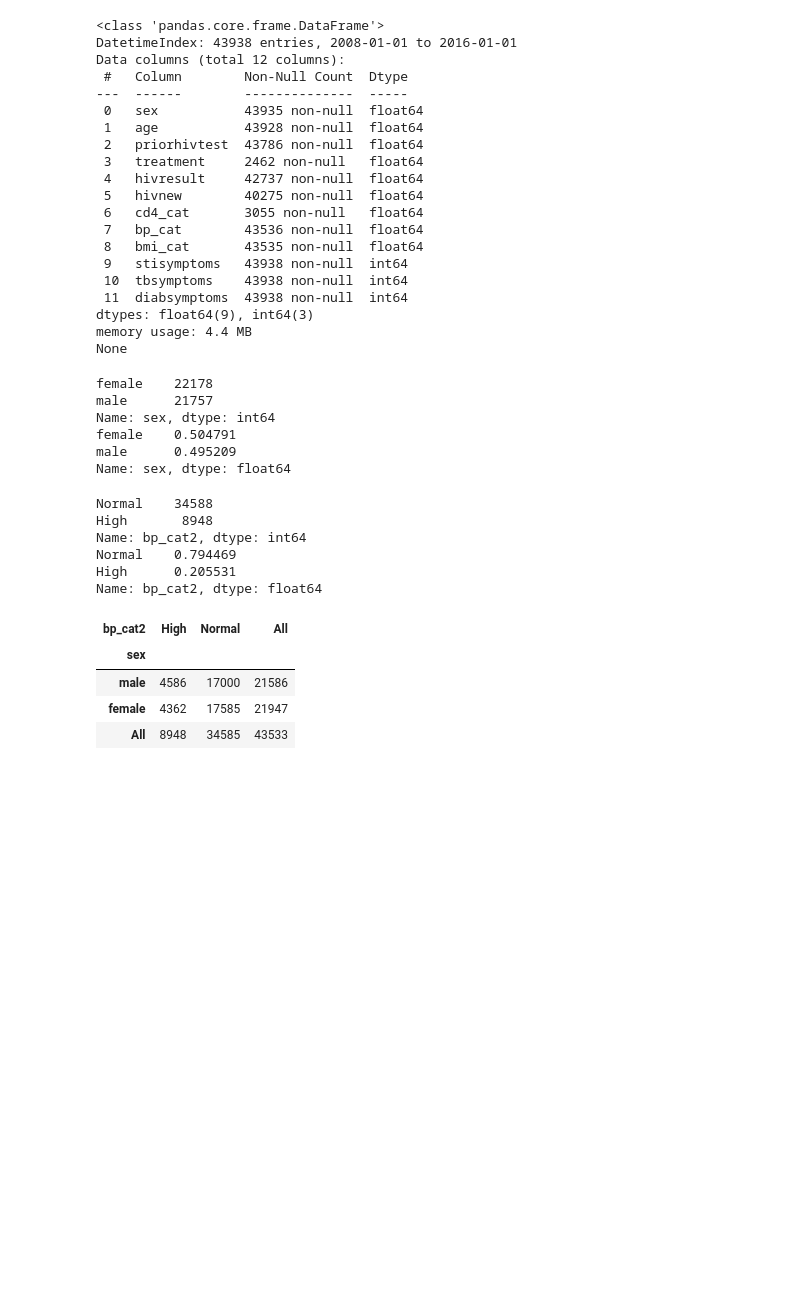
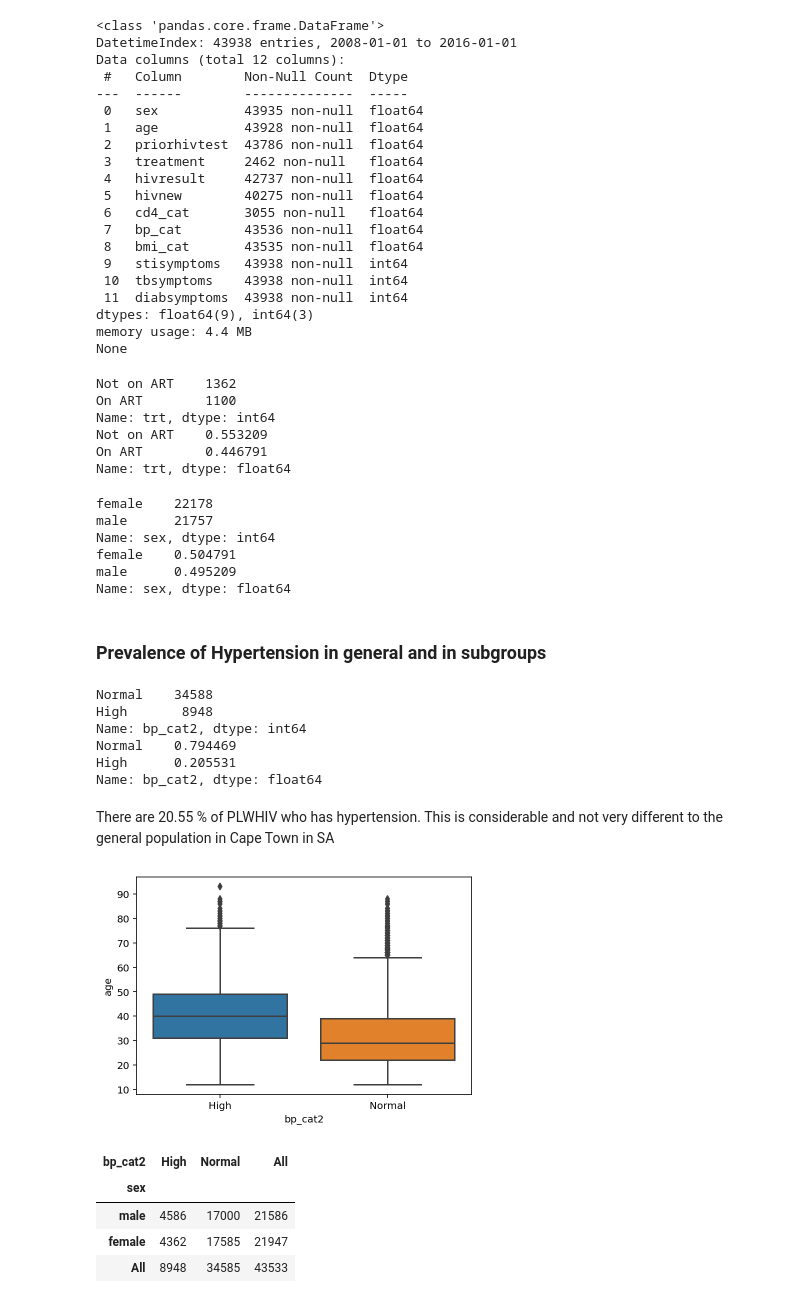
Before and after one commit to boniale/PDA_Python_HTN_PLWHIV, a Jupyter notebook: PDA_Report.ipynb, the cells around one changed output. Saved outputs shown, nothing was run; the diff lists cells and outputs as text; code cells hidden in the pictures; blank space fills up the shorter version.

Commit message:
subgroups analysis

```diff
--- a/PDA_Report.ipynb
+++ b/PDA_Report.ipynb
@@ -73,6 +76,27 @@ None
 # %%
 ## let's create a copy of hiv dataset for data wrangling
 hiv2 = hiv.copy()
+# %%
+## Treament group ART and non ART
+## let's convert the 7 modalities of bp_cat into two (normal and high)
+conversion_dictionary_trt = {1 : "On ART",
+                             2 : "Not on ART",
+                             3 :  "Not on ART",
+                             4 : "Not on ART"}
+
+hiv2['trt'] = hiv2['treatment'].replace(conversion_dictionary_trt)
+
+## let's see the frequency in each group
+print(hiv2['trt'].value_counts())
+
+print(hiv2['trt'].value_counts(normalize = True))
+# %% [output]
+Not on ART    1362
+On ART        1100
+Name: trt, dtype: int64
+Not on ART    0.553209
+On ART        0.446791
+Name: trt, dtype: float64
 # %%
 ## Gender
 ## change sex data type
@@ -92,6 +116,8 @@ Name: sex, dtype: int64
 female    0.504791
 male      0.495209
 Name: sex, dtype: float64
+# %% [markdown]
+### Prevalence of Hypertension in general and in subgroups
 # %%
 ## Blood Pressure
 ## let's convert the 7 modalities of bp_cat into two (normal and high)
@@ -117,6 +143,13 @@ Name: bp_cat2, dtype: int64
 Normal    0.794469
 High      0.205531
 Name: bp_cat2, dtype: float64
+# %% [markdown]
+There are 20.55 % of PLWHIV who has hypertension. This is considerable and not very different to the general population in Cape Town in SA
+# %%
+## let's see the distribution of hypertension by age
+bp_age = sns.boxplot(x = "bp_cat2", y = "age", data = hiv2)
+# %% [output]
+[figure, added]
 # %%
 ## let's see the proportion of hypertension by gender
 pd.crosstab(hiv2["sex"], hiv2["bp_cat2"], margins = True)
```
Also changed, not shown: parts of 10 cells of this notebook.
